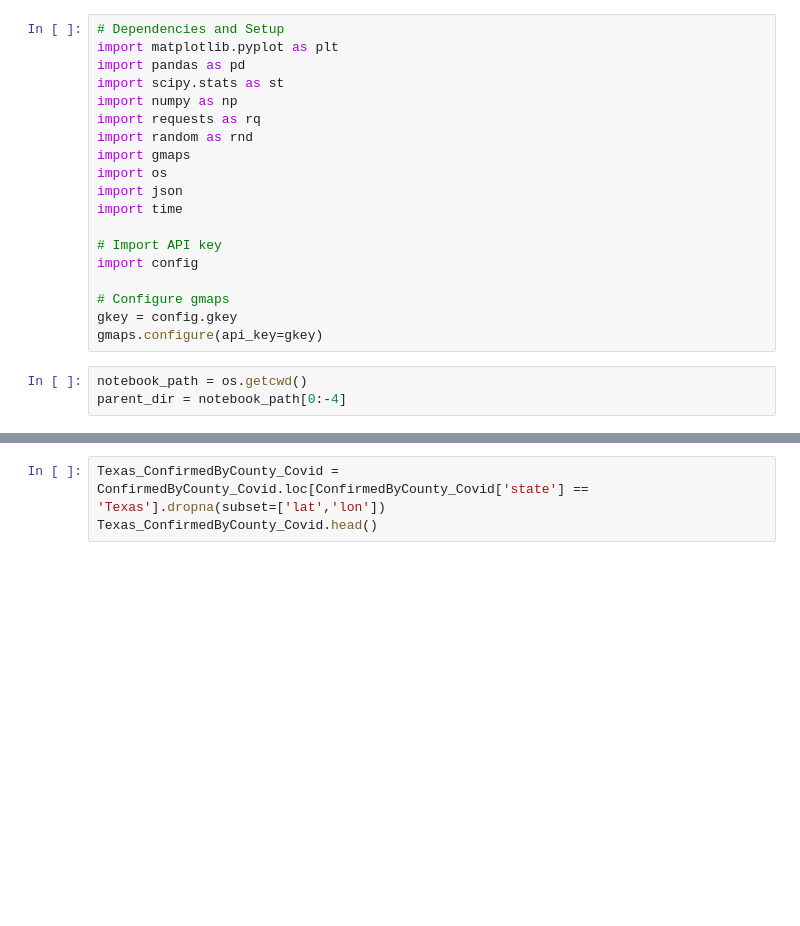
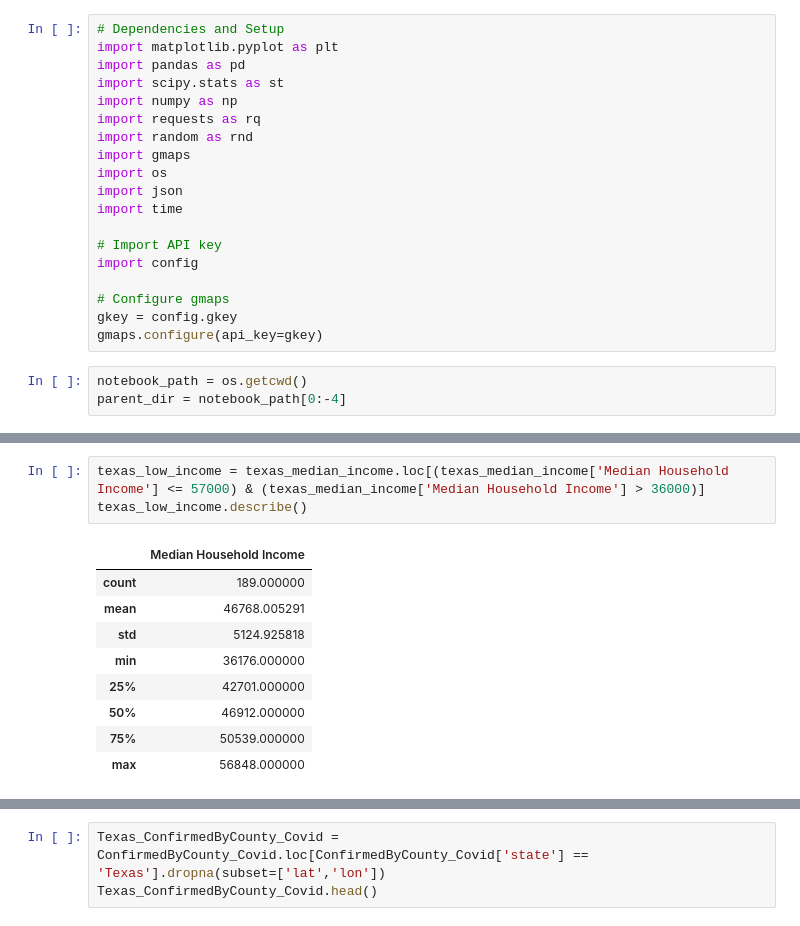
Before and after one commit to inkosi-codes/Covid-19-and-Low-Income-Communities, a Jupyter notebook: src/Covid_and_low_income_communities.ipynb, the cells around one changed output, grey strips where cells are left out. Cells and saved outputs as stored; diff of their text form; blank space fills up the shorter version.

```diff
--- a/src/Covid_and_low_income_communities.ipynb
+++ b/src/Covid_and_low_income_communities.ipynb
@@ -37,0 +54,13 @@ unemployemet_dataset = pd.read_csv(unemployemet_dataset)
+# %%
+texas_low_income = texas_median_income.loc[(texas_median_income['Median Household Income'] <= 57000) & (texas_median_income['Median Household Income'] > 36000)]
+texas_low_income.describe()
+# %% [output]
+|  | Median Household Income |
+| count | 189.000000 |
+| mean | 46768.005291 |
+| std | 5124.925818 |
+| min | 36176.000000 |
+| 25% | 42701.000000 |
+| 50% | 46912.000000 |
+| 75% | 50539.000000 |
+| max | 56848.000000 |
```
Also changed, not shown: parts of 9 cells of this notebook, 1 other file.
